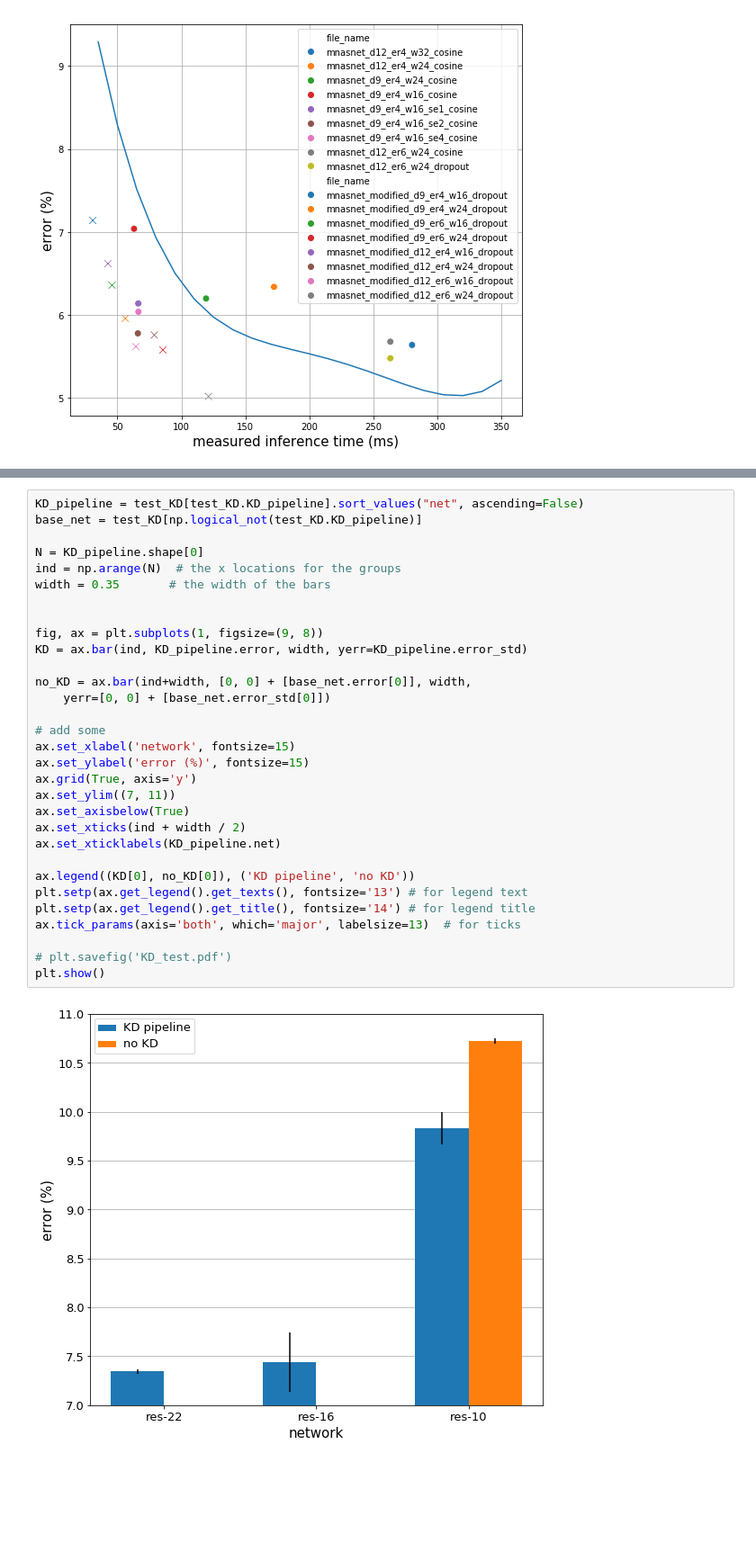
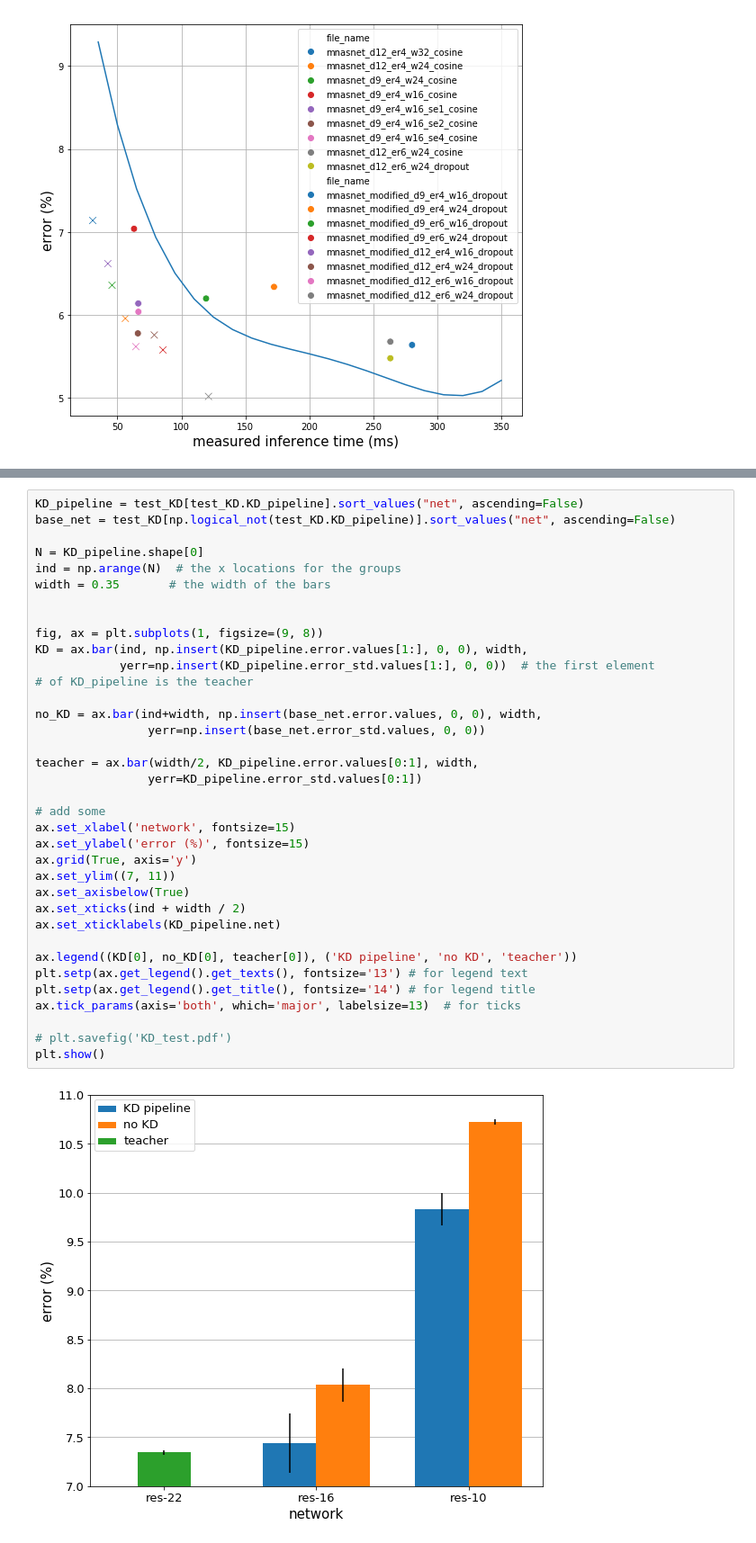
Before and after one commit to NatGr/Master_Thesis, a Jupyter notebook: training_from_scratch/visualize.ipynb, the cells around one changed output, grey strips where cells are left out. Shown at 90% size. Saved outputs shown, nothing was run; the diff lists cells and outputs as text; blank space fills up the shorter version.

Commit message:
change visualization

```diff
--- a/training_from_scratch/visualize.ipynb
+++ b/training_from_scratch/visualize.ipynb
@@ -239,33 +235,38 @@ test_KD.head()
 # %%
 KD_pipeline = test_KD[test_KD.KD_pipeline].sort_values("net", ascending=False)
-base_net = test_KD[np.logical_not(test_KD.KD_pipeline)]
+base_net = test_KD[np.logical_not(test_KD.KD_pipeline)].sort_values("net", ascending=False)
 
 N = KD_pipeline.shape[0]
 ind = np.arange(N)  # the x locations for the groups
 width = 0.35       # the width of the bars
 
 
 fig, ax = plt.subplots(1, figsize=(9, 8))
-KD = ax.bar(ind, KD_pipeline.error, width, yerr=KD_pipeline.error_std)
+KD = ax.bar(ind, np.insert(KD_pipeline.error.values[1:], 0, 0), width,
+            yerr=np.insert(KD_pipeline.error_std.values[1:], 0, 0))  # the first element
+# of KD_pipeline is the teacher
 
-no_KD = ax.bar(ind+width, [0, 0] + [base_net.error[0]], width,
-    yerr=[0, 0] + [base_net.error_std[0]])
+no_KD = ax.bar(ind+width, np.insert(base_net.error.values, 0, 0), width,
+                yerr=np.insert(base_net.error_std.values, 0, 0))
+
+teacher = ax.bar(width/2, KD_pipeline.error.values[0:1], width,
+                yerr=KD_pipeline.error_std.values[0:1])
 
 # add some
 ax.set_xlabel('network', fontsize=15)
 ax.set_ylabel('error (%)', fontsize=15)
 ax.grid(True, axis='y')
 ax.set_ylim((7, 11))
 ax.set_axisbelow(True)
 ax.set_xticks(ind + width / 2)
 ax.set_xticklabels(KD_pipeline.net)
 
-ax.legend((KD[0], no_KD[0]), ('KD pipeline', 'no KD'))
+ax.legend((KD[0], no_KD[0], teacher[0]), ('KD pipeline', 'no KD', 'teacher'))
 plt.setp(ax.get_legend().get_texts(), fontsize='13') # for legend text
 plt.setp(ax.get_legend().get_title(), fontsize='14') # for legend title
 ax.tick_params(axis='both', which='major', labelsize=13)  # for ticks
 
 # plt.savefig('KD_test.pdf')
 plt.show()
 # %% [output]
-[figure, old version]
+[figure, new version]
```
Also changed, not shown: parts of 9 cells of this notebook, 1 other file.
